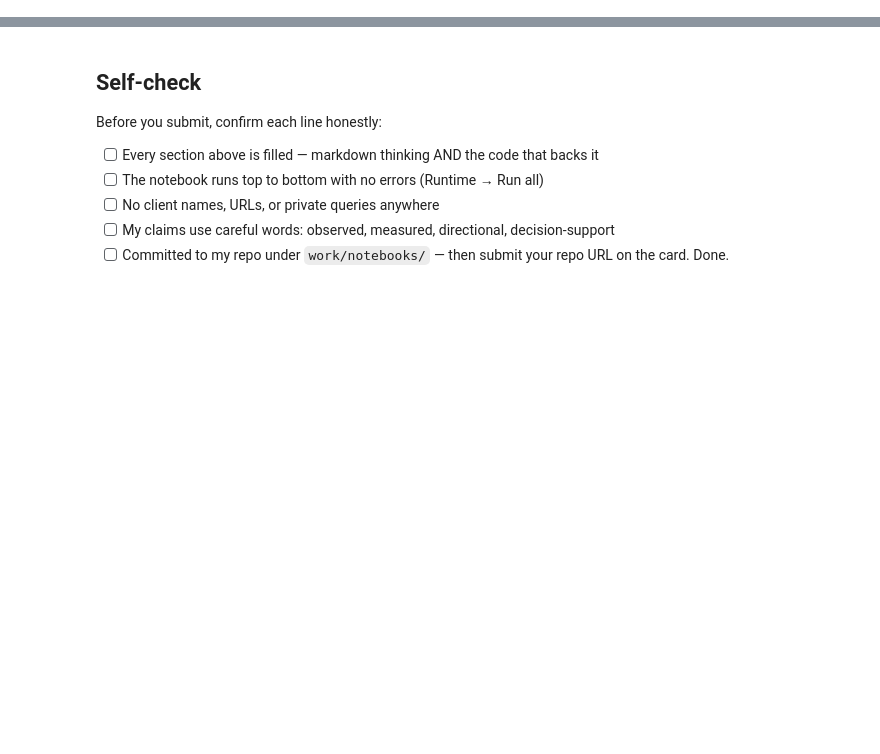
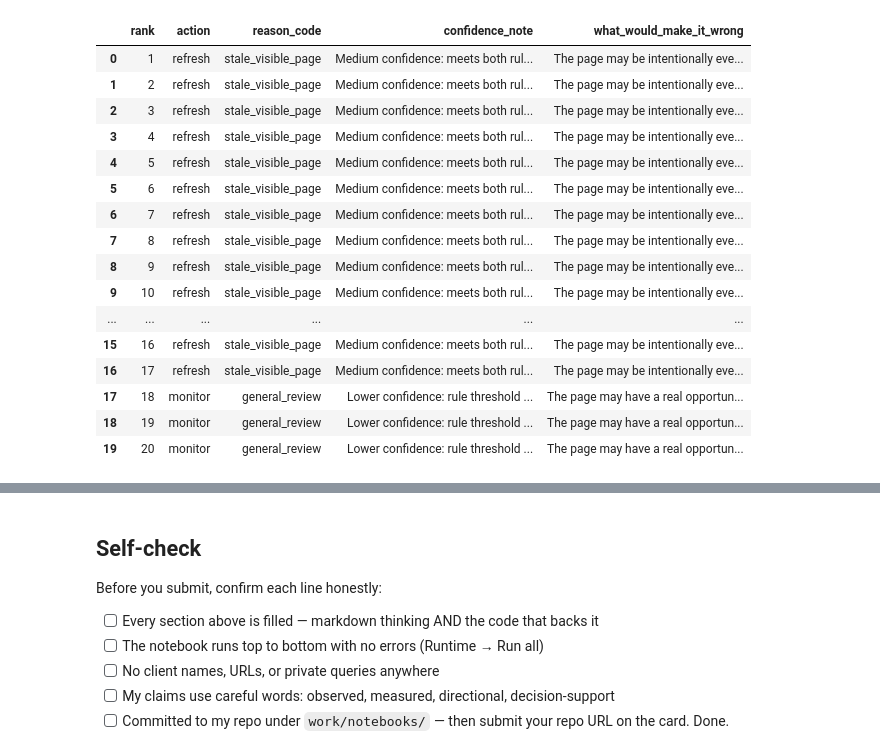
Before and after one commit to ZiadYakout/FlyRank-Ai, a Jupyter notebook: work/notebooks/w04_baseline_score.ipynb, the cells around one changed output, grey strips where cells are left out. Saved outputs shown, nothing was run; the diff lists cells and outputs as text; code cells hidden in the pictures; blank space fills up the shorter version.

```diff
--- a/work/notebooks/w04_baseline_score.ipynb
+++ b/work/notebooks/w04_baseline_score.ipynb
@@ -36,0 +293,62 @@ This skeleton is yours to fill. Work the sections **in order** — each one has
+# %%
+# This cell is for CODE (numbers, a query, a check).
+# Write your text answer in the cell ABOVE this one — typing sentences here breaks Run All.
+top20 = queue.head(20).copy()
+
+
+def confidence_note(row):
+    if row["action"] == "refresh":
+        if (
+            row["impressions_90d"] >= 3000
+            and row["days_since_last_update"] >= 365
+        ):
+            return "Higher confidence: strong visibility and very stale."
+        elif row["impressions_90d"] >= 500:
+            return "Medium confidence: meets both rule thresholds."
+    return "Lower confidence: rule threshold is not met."
+
+
+def what_would_make_it_wrong(row):
+    if row["action"] == "refresh":
+        return (
+            "The page may be intentionally evergreen, "
+            "or its current content may still satisfy users despite being old."
+        )
+    return (
+        "The page may have a real opportunity despite not meeting "
+        "the simple stale-and-visible thresholds."
+    )
+
+
+review_rows = []
+
+for _, row in top20.iterrows():
+    review_rows.append({
+        "rank": int(row["baseline_rank"]),
+        "action": row["action"],
+        "reason_code": row["reason_code"],
+        "confidence_note": confidence_note(row),
+        "what_would_make_it_wrong": what_would_make_it_wrong(row)
+    })
+
+top20_review = pd.DataFrame(review_rows)
+
+display(top20_review)
+# %% [output]
+|  | rank | action | reason_code | confidence_note | what_would_make_it_wrong |
+| 0 | 1 | refresh | stale_visible_page | Medium confidence: meets both rul... | The page may be intentionally eve... |
+| 1 | 2 | refresh | stale_visible_page | Medium confidence: meets both rul... | The page may be intentionally eve... |
+| 2 | 3 | refresh | stale_visible_page | Medium confidence: meets both rul... | The page may be intentionally eve... |
+| 3 | 4 | refresh | stale_visible_page | Medium confidence: meets both rul... | The page may be intentionally eve... |
+| 4 | 5 | refresh | stale_visible_page | Medium confidence: meets both rul... | The page may be intentionally eve... |
+| 5 | 6 | refresh | stale_visible_page | Medium confidence: meets both rul... | The page may be intentionally eve... |
+| 6 | 7 | refresh | stale_visible_page | Medium confidence: meets both rul... | The page may be intentionally eve... |
+| 7 | 8 | refresh | stale_visible_page | Medium confidence: meets both rul... | The page may be intentionally eve... |
+| 8 | 9 | refresh | stale_visible_page | Medium confidence: meets both rul... | The page may be intentionally eve... |
+| 9 | 10 | refresh | stale_visible_page | Medium confidence: meets both rul... | The page may be intentionally eve... |
+| ... | ... | ... | ... | ... | ... |
+| 15 | 16 | refresh | stale_visible_page | Medium confidence: meets both rul... | The page may be intentionally eve... |
+| 16 | 17 | refresh | stale_visible_page | Medium confidence: meets both rul... | The page may be intentionally eve... |
+| 17 | 18 | monitor | general_review | Lower confidence: rule threshold ... | The page may have a real opportun... |
+| 18 | 19 | monitor | general_review | Lower confidence: rule threshold ... | The page may have a real opportun... |
+| 19 | 20 | monitor | general_review | Lower confidence: rule threshold ... | The page may have a real opportun... |
```
Also changed, not shown: parts of 15 cells of this notebook.
